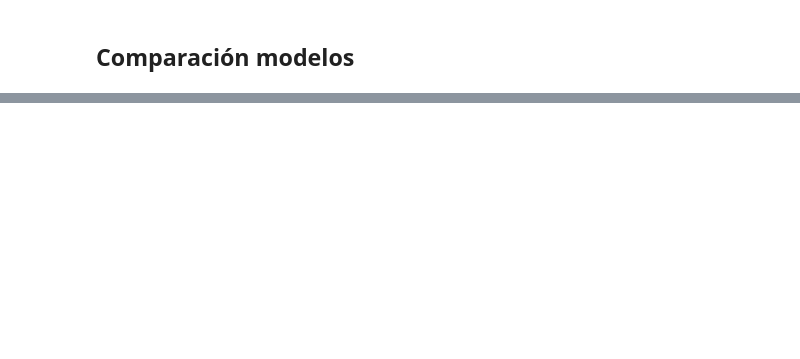
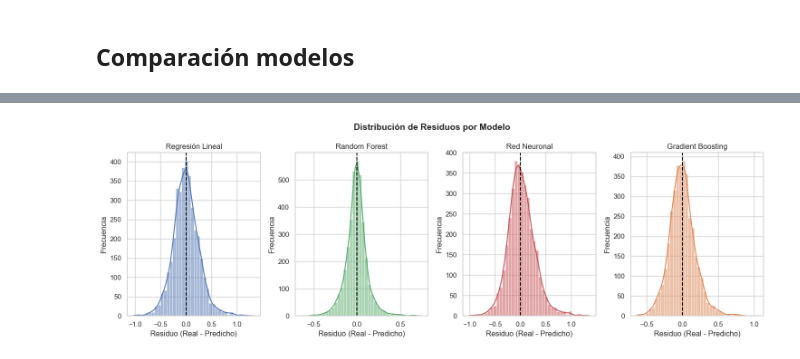
Before and after one commit to Edwar-Forero/AvocadoPricesDataset, a Jupyter notebook: notebook/proyecto2.ipynb, the cells around one changed output, grey strips where cells are left out. Saved outputs shown, nothing was run; the diff lists cells and outputs as text; code cells hidden in the pictures; blank space fills up the shorter version.

```diff
--- a/notebook/proyecto2.ipynb
+++ b/notebook/proyecto2.ipynb
@@ -597,0 +687,21 @@ Comparación de modelos:
+# %%
+fig, axes = plt.subplots(1, 4, figsize=(15, 5))
+fig.suptitle("Distribución de Residuos por Modelo", fontsize=14, fontweight="bold")
+
+preds = [(y_pred_lr, "Regresión Lineal", "#4C72B0"),
+         (y_pred_rf, "Random Forest", "#55A868"),
+         (y_pred_mlp, "Red Neuronal", "#C44E52"),
+         (y_pred_gb, "Gradient Boosting", "#DD8452")]
+
+for ax, (y_pred, nombre, color) in zip(axes, preds):
+    residuos = y_test.values - y_pred
+    sns.histplot(residuos, kde=True, ax=ax, color=color, bins=40)
+    ax.axvline(0, color="black", linestyle="--", linewidth=1.5)
+    ax.set_title(nombre)
+    ax.set_xlabel("Residuo (Real - Predicho)")
+    ax.set_ylabel("Frecuencia")
+
+plt.tight_layout()
+plt.show()
+# %% [output]
+[figure, added]
```
Also changed, not shown: parts of 20 cells of this notebook, 2 other files.
